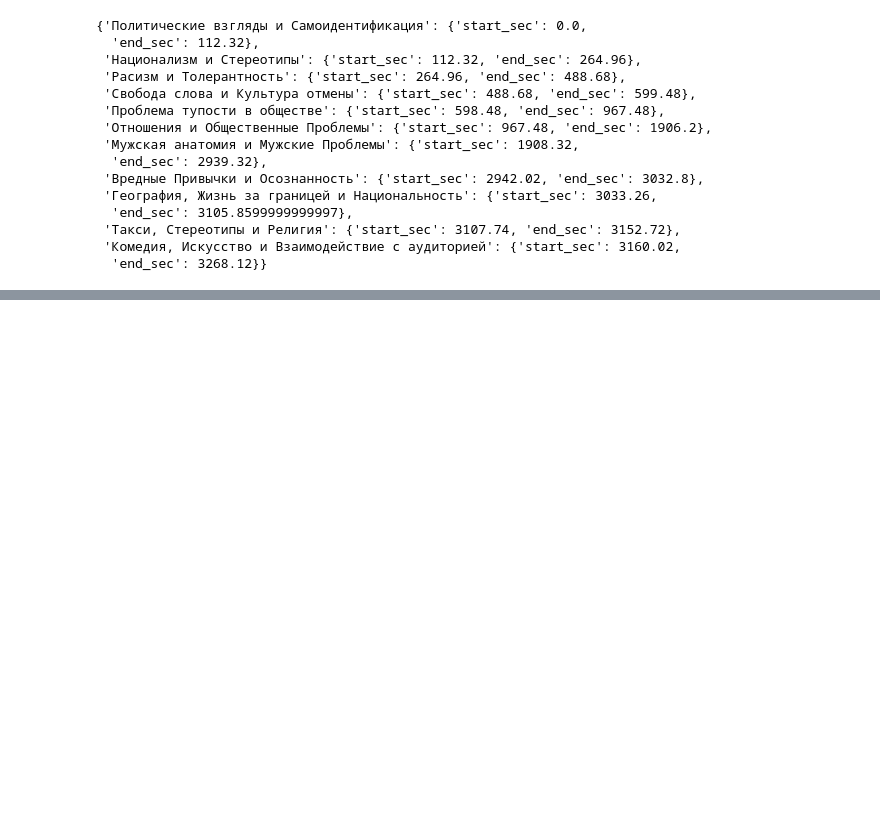
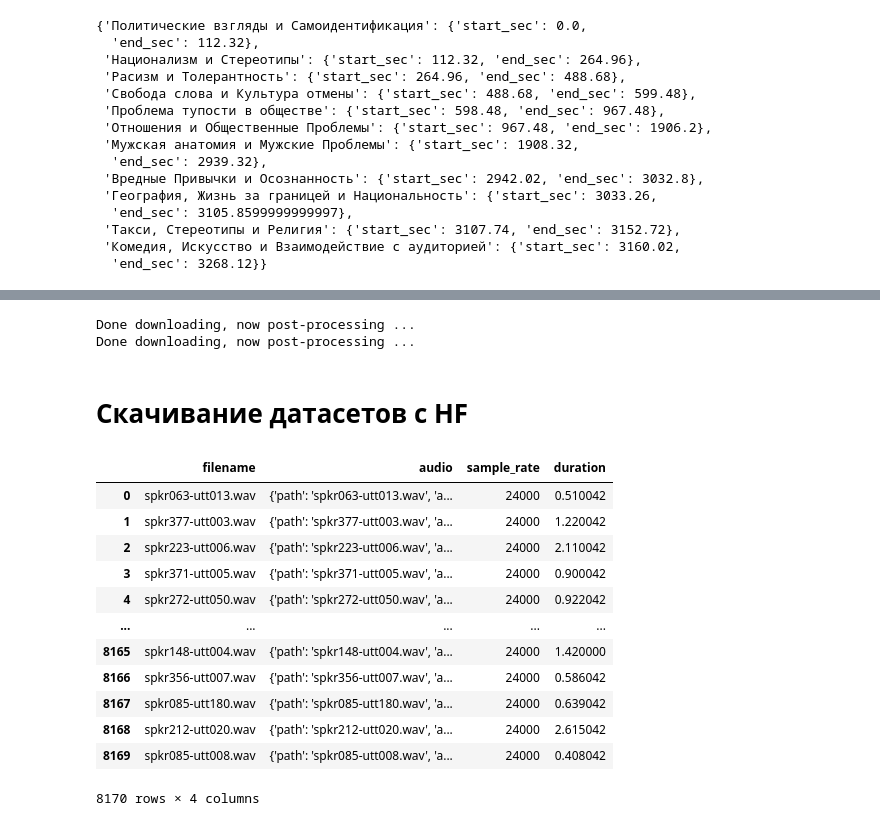
Before and after one commit to NadsonovAS/StandUP_project, a Jupyter notebook: src/Jupiter_test.ipynb, the cells around one changed output, grey strips where cells are left out. Drawn from its saved outputs; the diff is of its cells as text; code cells hidden in the pictures; blank space fills up the shorter version.

```diff
--- a/src/Jupiter_test.ipynb
+++ b/src/Jupiter_test.ipynb
@@ -239,0 +278,66 @@ formatted_text
+# %%
+import yt_dlp
+
+URLS = "https://www.youtube.com/watch?v=LV0I3_r9u-0&t=503s"
+
+
+class MyLogger:
+    def debug(self, msg):
+        # For compatibility with youtube-dl, both debug and info are passed into debug
+        # You can distinguish them by the prefix '[debug] '
+        if msg.startswith("[debug] "):
+            pass
+        else:
+            self.info(msg)
+
+    def info(self, msg):
+        pass
+
+    def warning(self, msg):
+        pass
+
+    def error(self, msg):
+        print(msg)
+
+
+# ℹ️ See "progress_hooks" in help(yt_dlp.YoutubeDL)
+def my_hook(d):
+    if d["status"] == "finished":
+        print("Done downloading, now post-processing ...")
+
+
+ydl_opts = {
+    "logger": MyLogger(),
+    "progress_hooks": [my_hook],
+}
+
+with yt_dlp.YoutubeDL(ydl_opts) as ydl:
+    ydl.download(URLS)
+# %% [output]
+Done downloading, now post-processing ...
+Done downloading, now post-processing ...
+# %% [markdown]
+# Скачивание датасетов с HF
+# %%
+import pandas as pd
+from datasets import load_dataset
+
+dataset = load_dataset("RayYuki/CodecBench_laughterscape_ver1.0", split="train")
+
+# В DataFrame
+df = pd.DataFrame(dataset)
+df
+# %% [output]
+|  | filename | audio | sample_rate | duration |
+| 0 | spkr063-utt013.wav | {'path': 'spkr063-utt013.wav', 'a... | 24000 | 0.510042 |
+| 1 | spkr377-utt003.wav | {'path': 'spkr377-utt003.wav', 'a... | 24000 | 1.220042 |
+| 2 | spkr223-utt006.wav | {'path': 'spkr223-utt006.wav', 'a... | 24000 | 2.110042 |
+| 3 | spkr371-utt005.wav | {'path': 'spkr371-utt005.wav', 'a... | 24000 | 0.900042 |
+| 4 | spkr272-utt050.wav | {'path': 'spkr272-utt050.wav', 'a... | 24000 | 0.922042 |
+| ... | ... | ... | ... | ... |
+| 8165 | spkr148-utt004.wav | {'path': 'spkr148-utt004.wav', 'a... | 24000 | 1.420000 |
+| 8166 | spkr356-utt007.wav | {'path': 'spkr356-utt007.wav', 'a... | 24000 | 0.586042 |
+| 8167 | spkr085-utt180.wav | {'path': 'spkr085-utt180.wav', 'a... | 24000 | 0.639042 |
+| 8168 | spkr212-utt020.wav | {'path': 'spkr212-utt020.wav', 'a... | 24000 | 2.615042 |
+| 8169 | spkr085-utt008.wav | {'path': 'spkr085-utt008.wav', 'a... | 24000 | 0.408042 |
+8170 rows × 4 columns
```
Also changed, not shown: parts of 14 cells of this notebook, 13 other files.
